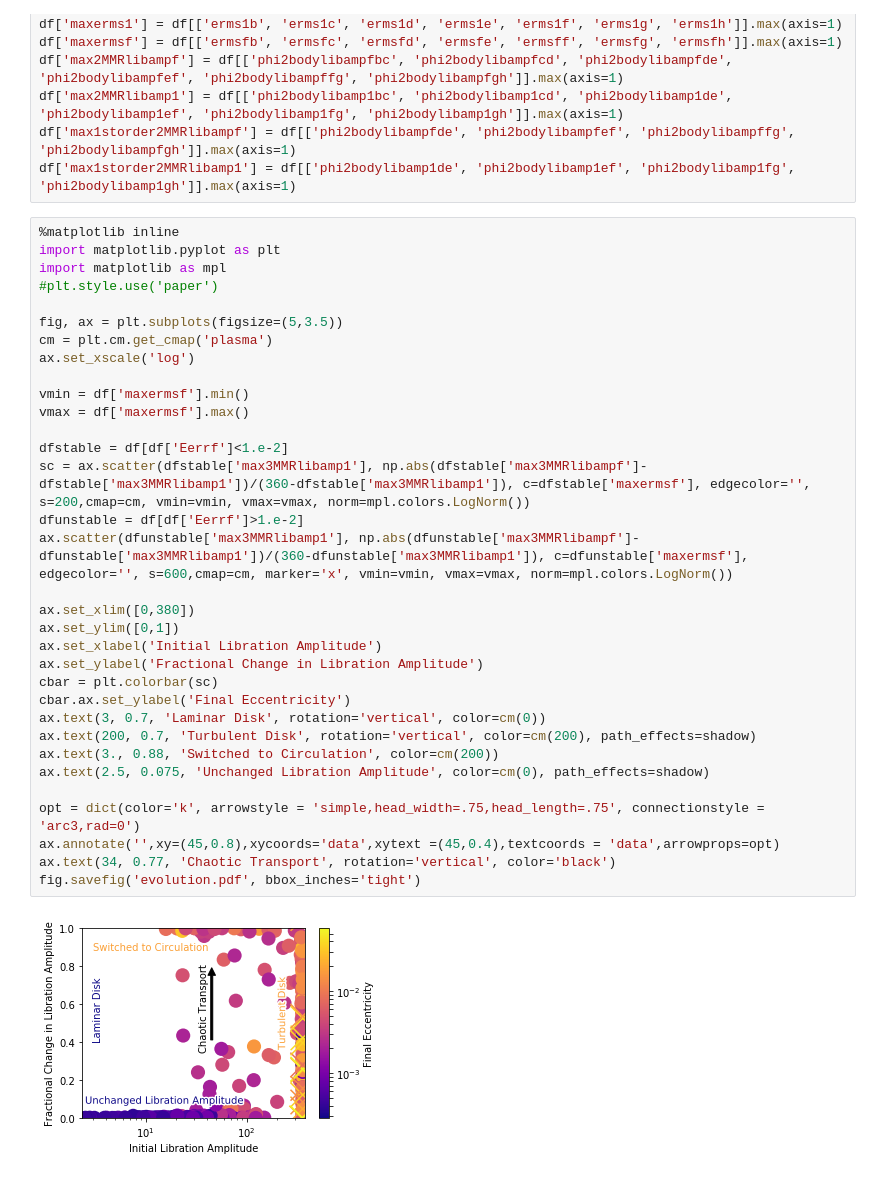
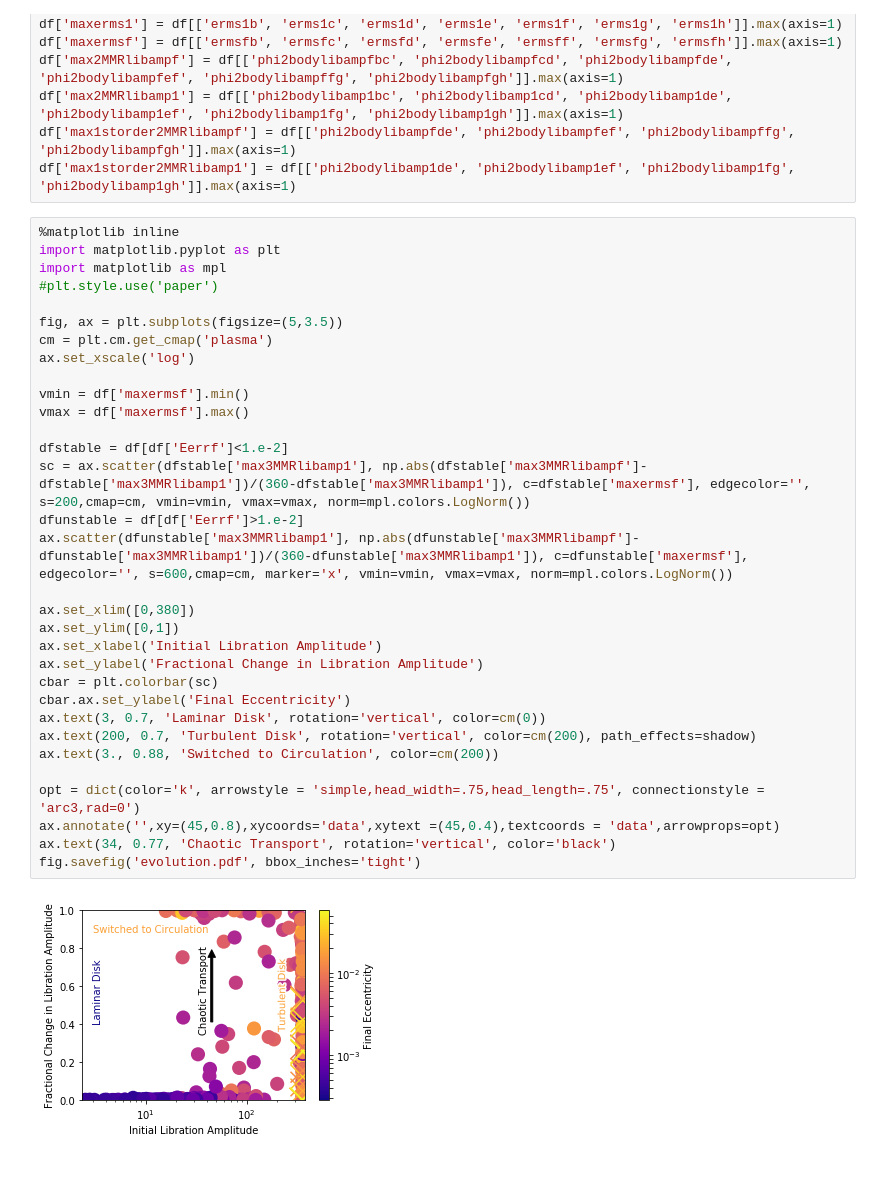
Before and after one commit to dtamayo/trappist, a Jupyter notebook: evolution.ipynb, the cells around one changed output. Cells and saved outputs as stored; diff of their text form.

```diff
--- a/evolution.ipynb
+++ b/evolution.ipynb
@@ -39,32 +39,31 @@ import matplotlib.pyplot as plt
 import matplotlib as mpl
 #plt.style.use('paper')
 
 fig, ax = plt.subplots(figsize=(5,3.5))
 cm = plt.cm.get_cmap('plasma')
 ax.set_xscale('log')
 
 vmin = df['maxermsf'].min()
 vmax = df['maxermsf'].max()
 
 dfstable = df[df['Eerrf']<1.e-2]
 sc = ax.scatter(dfstable['max3MMRlibamp1'], np.abs(dfstable['max3MMRlibampf']-dfstable['max3MMRlibamp1'])/(360-dfstable['max3MMRlibamp1']), c=dfstable['maxermsf'], edgecolor='', s=200,cmap=cm, vmin=vmin, vmax=vmax, norm=mpl.colors.LogNorm())
 dfunstable = df[df['Eerrf']>1.e-2]
 ax.scatter(dfunstable['max3MMRlibamp1'], np.abs(dfunstable['max3MMRlibampf']-dfunstable['max3MMRlibamp1'])/(360-dfunstable['max3MMRlibamp1']), c=dfunstable['maxermsf'], edgecolor='', s=600,cmap=cm, marker='x', vmin=vmin, vmax=vmax, norm=mpl.colors.LogNorm())
 
 ax.set_xlim([0,380])
 ax.set_ylim([0,1])
 ax.set_xlabel('Initial Libration Amplitude')
 ax.set_ylabel('Fractional Change in Libration Amplitude')
 cbar = plt.colorbar(sc)
 cbar.ax.set_ylabel('Final Eccentricity')
 ax.text(3, 0.7, 'Laminar Disk', rotation='vertical', color=cm(0))
 ax.text(200, 0.7, 'Turbulent Disk', rotation='vertical', color=cm(200), path_effects=shadow)
 ax.text(3., 0.88, 'Switched to Circulation', color=cm(200))
-ax.text(2.5, 0.075, 'Unchanged Libration Amplitude', color=cm(0), path_effects=shadow)
 
 opt = dict(color='k', arrowstyle = 'simple,head_width=.75,head_length=.75', connectionstyle = 'arc3,rad=0')
 ax.annotate('',xy=(45,0.8),xycoords='data',xytext =(45,0.4),textcoords = 'data',arrowprops=opt)
 ax.text(34, 0.77, 'Chaotic Transport', rotation='vertical', color='black')
 fig.savefig('evolution.pdf', bbox_inches='tight')
 # %% [output]
-[figure, old version]
+[figure, new version]
```
Also changed, not shown: parts of 1 cell of this notebook, 5 other files.
